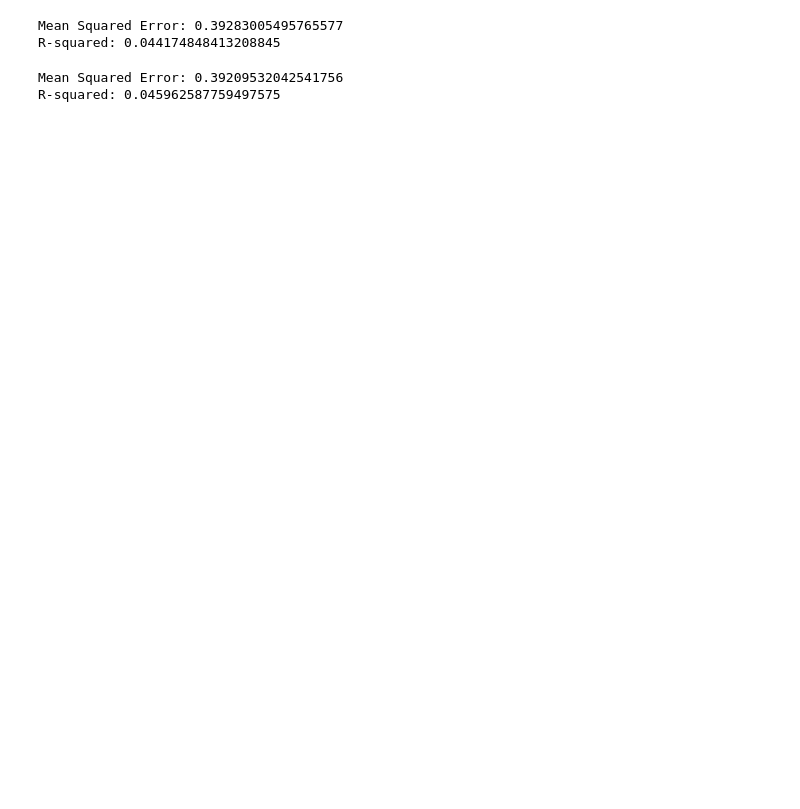
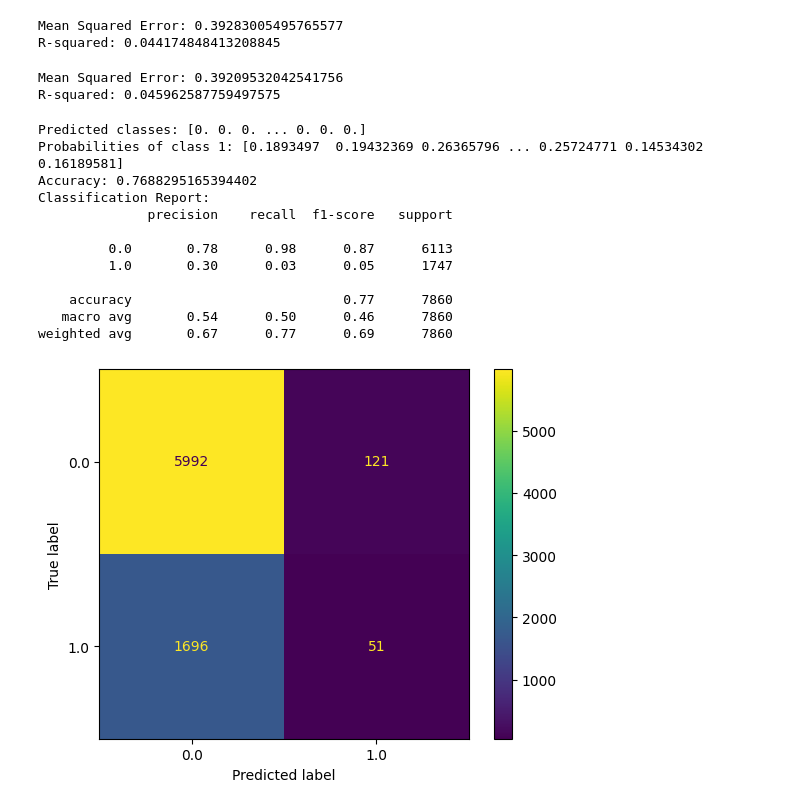
Before and after one commit to njwnkp4d8t-png/business-opportunity-graph, a Jupyter notebook: notebooks/neo4j_analytics.ipynb, the cells around one changed output. Drawn from its saved outputs; the diff is of its cells as text; code cells hidden in the pictures; blank space fills up the shorter version.

```diff
--- a/notebooks/neo4j_analytics.ipynb
+++ b/notebooks/neo4j_analytics.ipynb
@@ -228,15 +241,9 @@ plt.show()
 # %%
 # Simple machine learning to predict avg_rating from lat lon
 
-import sklearn as skl
-from sklearn.model_selection import train_test_split
-from sklearn.linear_model import LinearRegression
-from sklearn.metrics import mean_squared_error, r2_score
-from sklearn.preprocessing import PolynomialFeatures
-from sklearn.pipeline import Pipeline
 
 
-franchise_mapping = {'FRANCHISE': True, 'INDEPENDENT': False}
+franchise_mapping = {'FRANCHISE': 1, 'INDEPENDENT': 0}
 business_location_df['franchise_bool'] = business_location_df['franchise'].map(franchise_mapping)
 X = business_location_df.dropna()[['latitude', 'longitude','franchise_bool']]
 y = business_location_df.dropna()['avg_rating']
@@ -266,3 +273,52 @@ print(f"R-squared: {r2_poly}")
 # %% [output]
 Mean Squared Error: 0.39209532042541756
 R-squared: 0.045962587759497575
+# %%
+
+model = Pipeline([
+    ('scaler', StandardScaler()),
+    ('classifier', LogisticRegression(random_state=42))
+])
+
+
+Xf = business_location_df.dropna()[['latitude', 'longitude','avg_rating']]#,'zip','blockgroup']]
+yf = business_location_df.dropna()['franchise_bool']
+
+Xf_train, Xf_test, yf_train, yf_test = train_test_split(Xf, yf, test_size=0.2, random_state=42)
+
+
+model.fit(Xf_train, yf_train)
+
+# Predict the class label (0 or 1)
+yf_logist = model.predict(Xf_test)
+print(f"Predicted classes: {yf_logist}")
+
+# Predict the probability of belonging to class 1
+yf_probabilities = model.predict_proba(Xf_test)[:, 1] #
+print(f"Probabilities of class 1: {yf_probabilities}")
+
+
+
+
+print(f"Accuracy: {accuracy_score(yf_test, yf_logist)}")
+print("Classification Report:")
+print(classification_report(yf_test, yf_logist))
+
+cm_logist = confusion_matrix(yf_test, yf_logist)
+
+
+disp = ConfusionMatrixDisplay.from_estimator(model, Xf_test, yf_test)
+# %% [output]
+Predicted classes: [0. 0. 0. ... 0. 0. 0.]
+Probabilities of class 1: [0.1893497  0.19432369 0.26365796 ... 0.25724771 0.14534302 0.16189581]
+Accuracy: 0.7688295165394402
+Classification Report:
+              precision    recall  f1-score   support
+
+         0.0       0.78      0.98      0.87      6113
+         1.0       0.30      0.03      0.05      1747
+
+    accuracy                           0.77      7860
+   macro avg       0.54      0.50      0.46      7860
+weighted avg       0.67      0.77      0.69      7860
+[figure, added]
```
Also changed, not shown: parts of 2 cells of this notebook.
